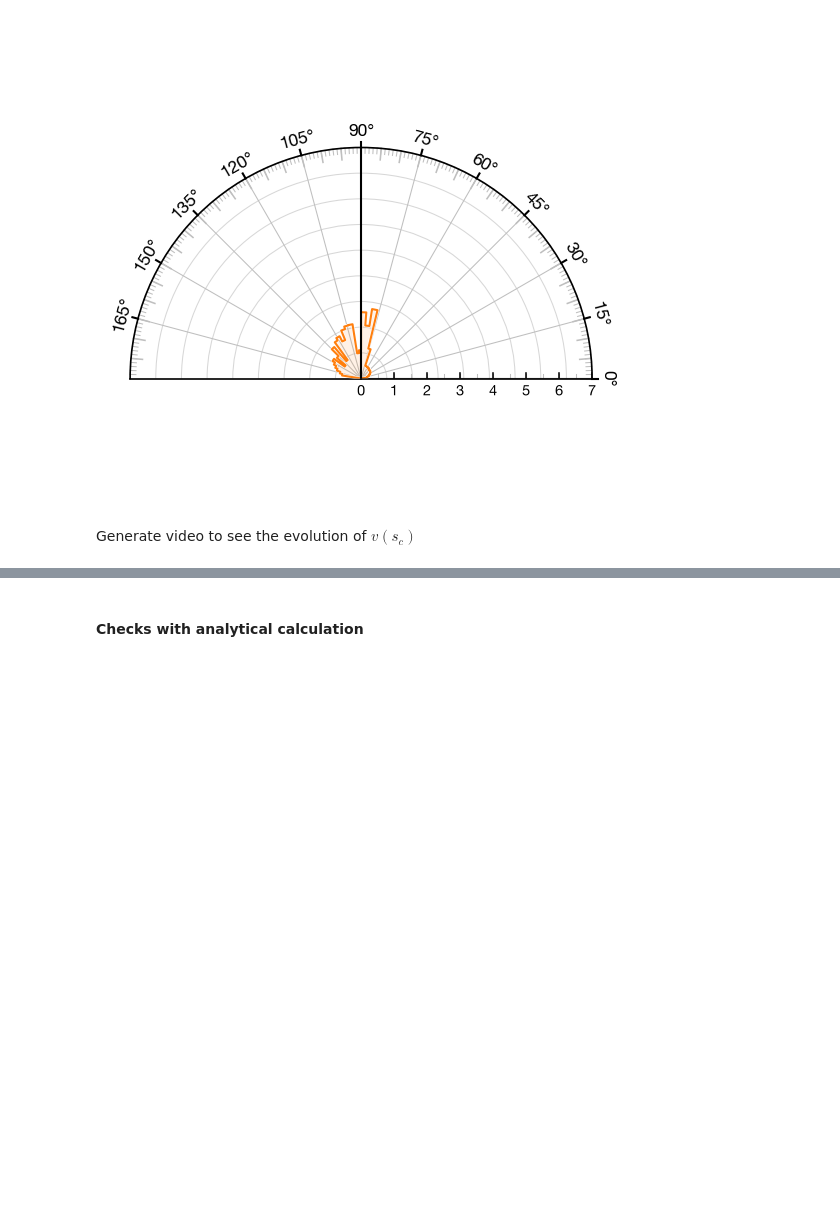
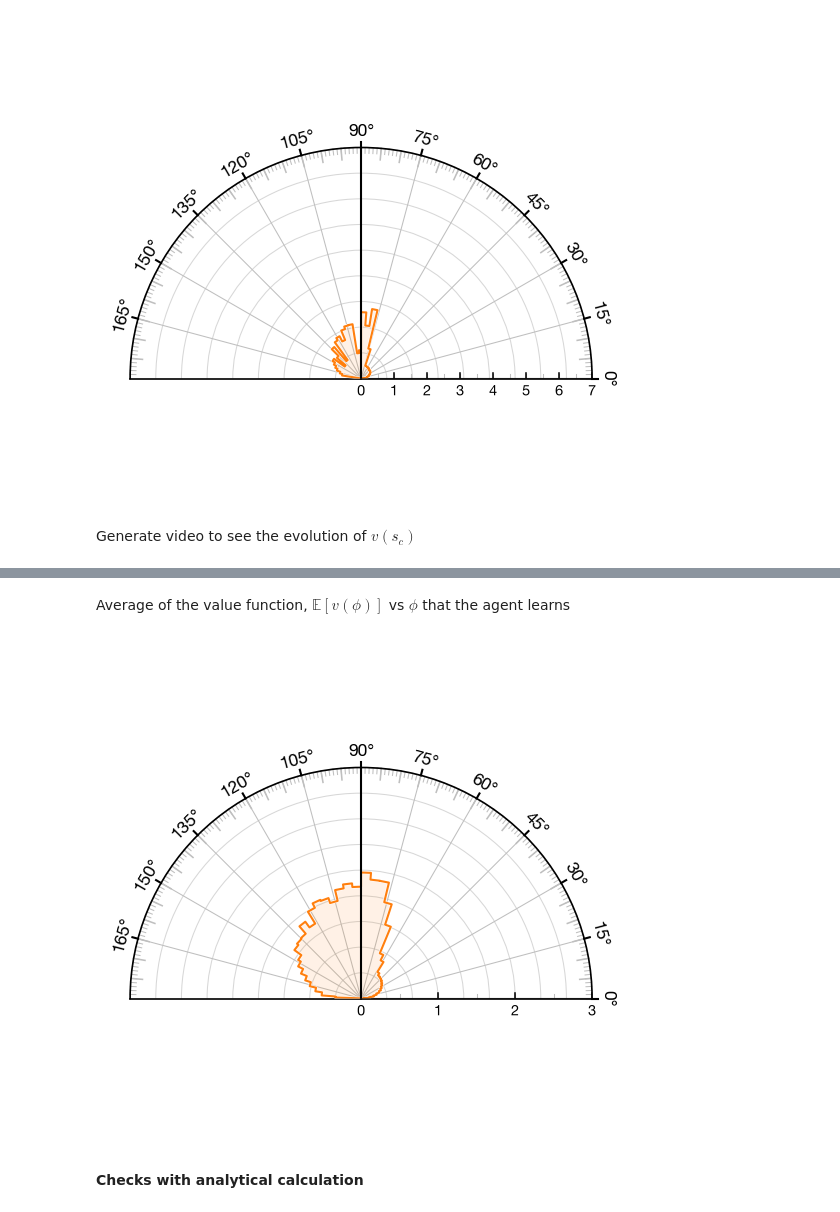
Before and after one commit to sgangaprasath/CollectiveTradeoff, a Jupyter notebook: TDLearning.ipynb, the cells around one changed output, grey strips where cells are left out. Saved outputs shown, nothing was run; the diff lists cells and outputs as text; code cells hidden in the pictures; blank space fills up the shorter version.

Commit message:
SingleAgentEdts

```diff
--- a/TDLearning.ipynb
+++ b/TDLearning.ipynb
@@ -401,23 +401,28 @@ p = pR.params()
 ag = agent(p)
 fix, ax = pF.plotDef(3, p, xphm, yphm, phm)
 imInd = 0
-# for eInd in range(1,3000):
-for eInd in range(p.nEpchs):
+valAvg = np.zeros(p.nPtn) #Average of value function
+for eInd in range(1,1000):
+# for eInd in range(p.nEpchs):
+
     p = pR.params()
     rxFull = np.array(p.rInit[0])
     ryFull = np.array(p.rInit[1])
     phxFull = np.array(np.cos(p.thetInit))
     phyFull = np.array(np.sin(p.thetInit))
     rwdFull = np.array(0.0)
+
     if eInd >= 3000:
         p.epsilon = 1.1-eInd/p.nEpchs
-    # if eInd >= 2000:
         p.alpha = 0.1
+        valAvg += ag.valFn/(p.nEpchs-3000)
+
     if (np.random.uniform() < p.epsilon):
         p.nSc = np.random.uniform(0,np.pi)*(p.a-p.pt)//p.l
     else:
         iVmax = np.argmax(ag.valFn)
         p.nSc =  phiPtn[iVmax]//p.l
+
     while ag.sInd <= p.nSteps:
         if ag.sInd < p.nSc:
             ag.intPolicy(p)
@@ -432,8 +437,10 @@ for eInd in range(p.nEpchs):
             ag.ouPolicy(p)
         else:
             ag.ouPolicy(p)
+
         ag.sTrl += p.l
         ag.sInd += 1
+
         rxFull = np.vstack((rxFull, np.array(ag.r[0])))
         ryFull = np.vstack((ryFull, np.array(ag.r[1])))
         phxFull = np.vstack((phxFull, np.array(np.cos(ag.thet))))
@@ -441,11 +448,14 @@ for eInd in range(p.nEpchs):
         rwdFull = np.vstack((rwdFull, np.array(ag.rwd)))
 
     iVal = np.where(phiPtn <= ag.phiSc)
+
     #TD(0)-learning value function update rule
     ag.valFn[iVal[0][-1]] = ag.valFn[iVal[0][-1]]*(1 - p.alpha) + ag.rwd*p.alpha
-    #Reser agent to initial location
+
+    #Reset agent to initial location
     ag.reset(p)
     pF.plotDat(fix, ax, p, rxFull, ryFull, phxFull, phyFull, rwdFull, ag.valFn, 1.0)
+
     if (eInd%100) == 0:
         plt.tight_layout()
         plt.savefig("Inter"+str(imInd)+".png")
@@ -484,3 +494,12 @@ Input #0, image2, from 'Inter%d.png':
+# %% [markdown]
+Average of the value function, $\mathbb{E} [v(\phi)]$ vs $\phi$ that the agent learns
+# %%
+import importlib
+importlib.reload(pF)
+fig, ax = pF.plotRadial(3, p, valAvg)
+plt.show()
+# %% [output]
+[figure, added]
 # %% [markdown]
 #### Checks with analytical calculation
 # %% [markdown]
```
Also changed, not shown: parts of 4 cells of this notebook, 2 other files.
